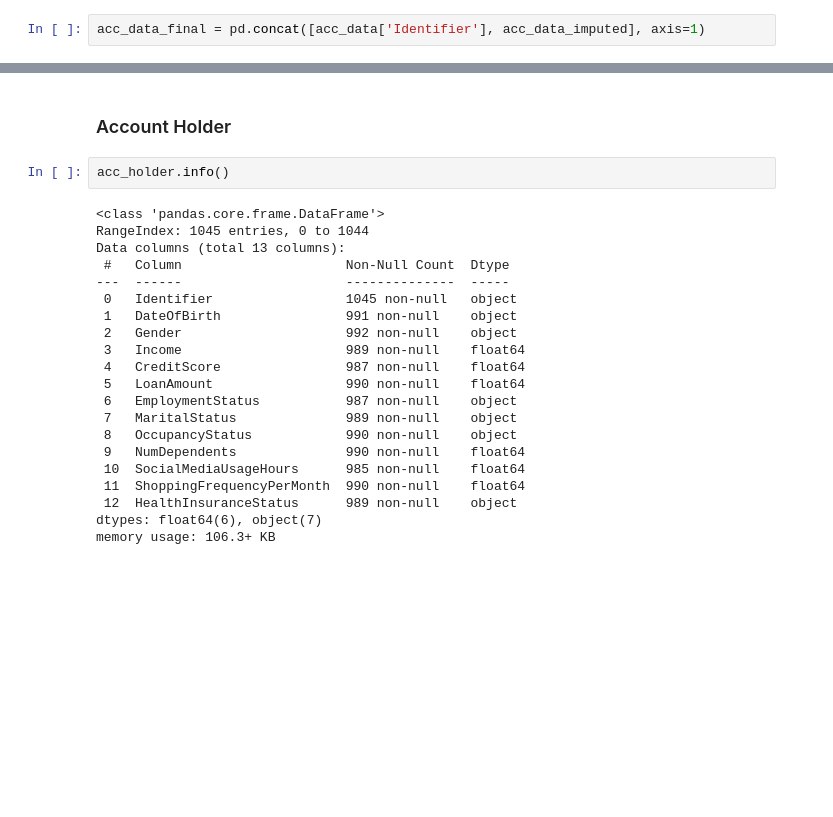
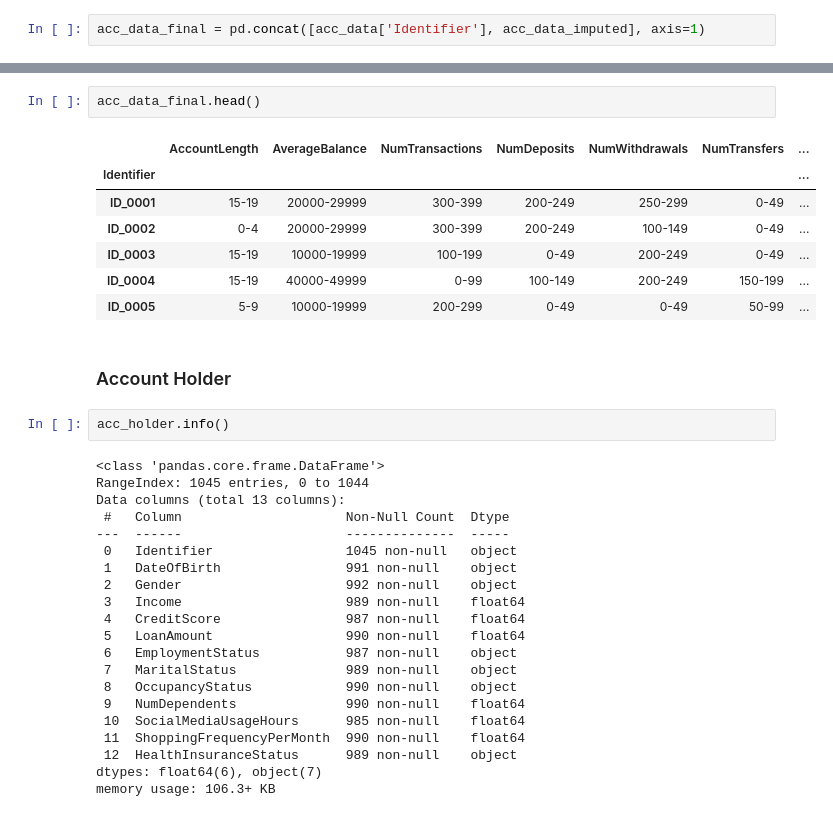
Before and after one commit to valooi/experianlivechallenge, a Jupyter notebook: data_exploration.ipynb, the cells around one changed output, grey strips where cells are left out. Cells and saved outputs as stored; diff of their text form; blank space fills up the shorter version.

```diff
--- a/data_exploration.ipynb
+++ b/data_exploration.ipynb
@@ -180,3 +197,13 @@ acc_data_final
+# %%
+acc_data_final.head()
+# %% [output]
+|  | AccountLength | AverageBalance | NumTransactions | NumDeposits | NumWithdrawals | NumTransfers | ... |
+| Identifier |  |  |  |  |  |  | ... |
+| ID_0001 | 15-19 | 20000-29999 | 300-399 | 200-249 | 250-299 | 0-49 | ... |
+| ID_0002 | 0-4 | 20000-29999 | 300-399 | 200-249 | 100-149 | 0-49 | ... |
+| ID_0003 | 15-19 | 10000-19999 | 100-199 | 0-49 | 200-249 | 0-49 | ... |
+| ID_0004 | 15-19 | 40000-49999 | 0-99 | 100-149 | 200-249 | 150-199 | ... |
+| ID_0005 | 5-9 | 10000-19999 | 200-299 | 0-49 | 0-49 | 50-99 | ... |
 # %% [markdown]
 ### Account Holder
 # %%
```
Also changed, not shown: parts of 7 cells of this notebook.
